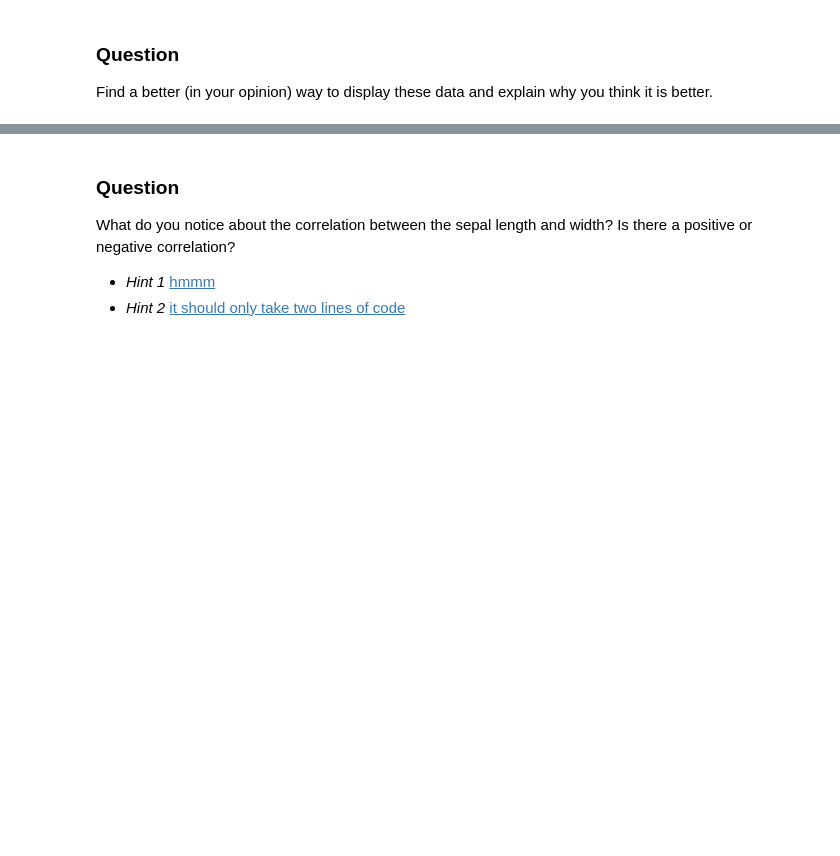
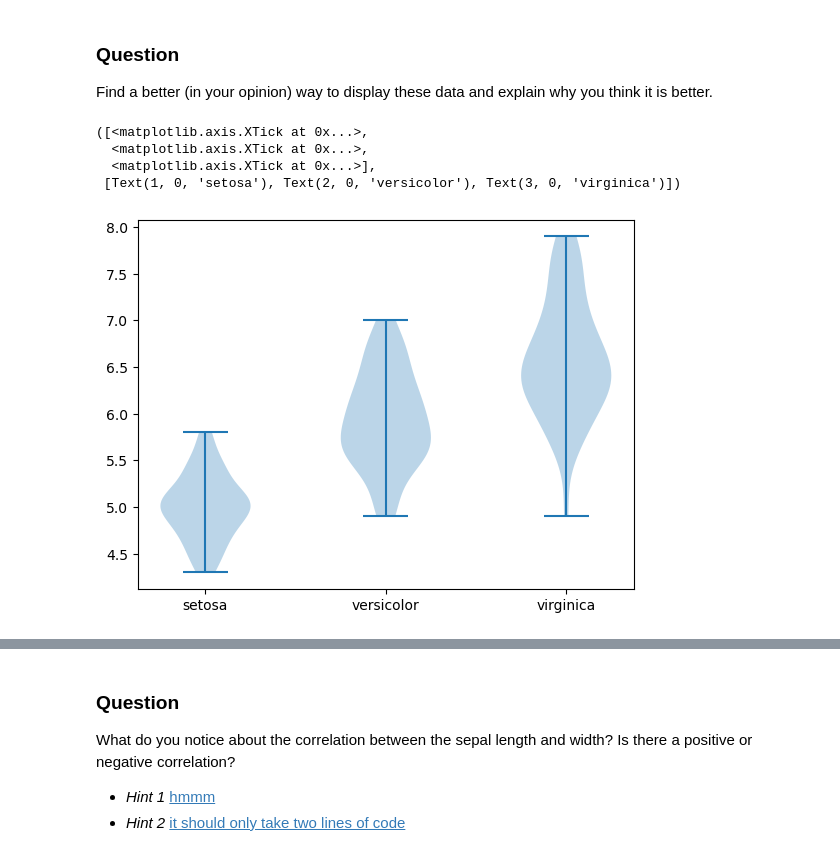
Before and after one commit to Rysias/aas-extended-examples, a Jupyter notebook: example-0/example-0-questions-JHR.ipynb, the cells around one changed output, grey strips where cells are left out. Saved outputs shown, nothing was run; the diff lists cells and outputs as text; code cells hidden in the pictures; blank space fills up the shorter version.

```diff
--- a/example-0/example-0-questions-JHR.ipynb
+++ b/example-0/example-0-questions-JHR.ipynb
@@ -310,3 +352,15 @@ plt.show()
 ### Question
 
 Find a better (in your opinion) way to display these data and explain why you think it is better.
+# %%
+# plot the iris data as a violin plot with x = species and y = sepal_length
+plt.figure()
+plt.violinplot([iris.query("species == '{s}'".format(s = species))["sepal_length"] for species in iris["species"].unique()],
+                )
+plt.xticks(range(1,4), iris["species"].unique())
+# %% [output]
+([<matplotlib.axis.XTick at 0x...>,
+  <matplotlib.axis.XTick at 0x...>,
+  <matplotlib.axis.XTick at 0x...>],
+ [Text(1, 0, 'setosa'), Text(2, 0, 'versicolor'), Text(3, 0, 'virginica')])
+[figure, added]
```
Also changed, not shown: parts of 15 cells of this notebook.
